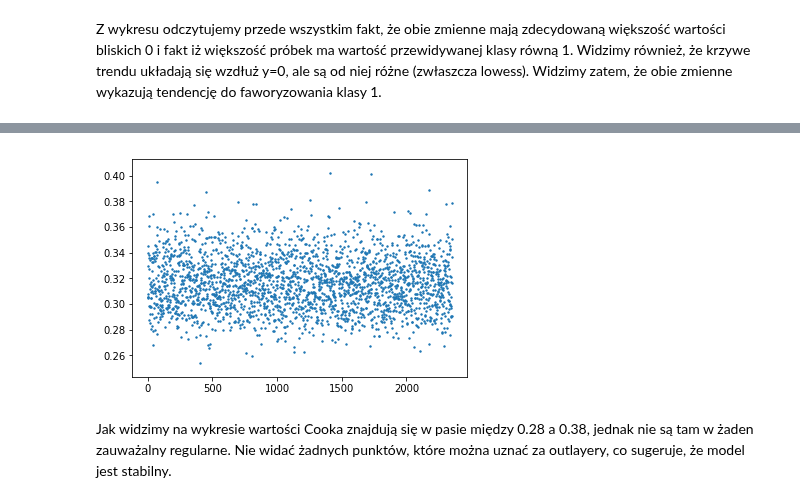
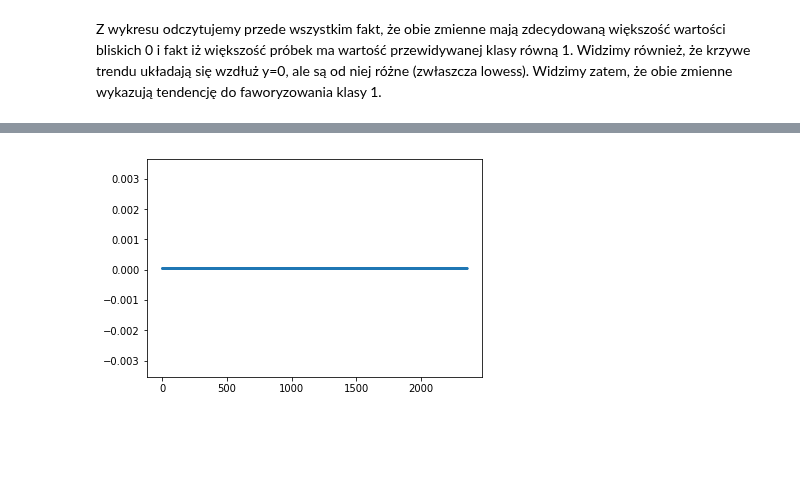
Before and after one commit to pbiecek/InterpretableMachineLearning2018S, a Jupyter notebook: PraceDomowe/PD6/jakub_sieron_pd6.ipynb, the cells around one changed output, grey strips where cells are left out. Cells and saved outputs as stored; diff of their text form; code cells hidden in the pictures; blank space fills up the shorter version.

```diff
--- a/PraceDomowe/PD6/jakub_sieron_pd6.ipynb
+++ b/PraceDomowe/PD6/jakub_sieron_pd6.ipynb
@@ -156,23 +156,24 @@ Z wykresu odczytujemy przede wszystkim fakt, że obie zmienne mają zdecydowaną
 # %%
 from copy import deepcopy
 from sklearn.metrics import mean_squared_error
-from tqdm import tqdm
+from tqdm import tqdm_notebook
 
 def cooks_values(model, fresh_model, X, y):
-
+    n, p = X.shape
     cooks_vals = []
-    model_msq = mean_squared_error(y, model.predict(X))
-    for idx in tqdm(X.index):
+    model_rss = mean_squared_error(y, model.predict(X)) * n
+    for idx in tqdm_notebook(X.index):
         local_model = deepcopy(fresh_model)
         X_local, y_local = X.drop(idx, axis=0), y.drop(idx, axis=0)
         local_model.fit(X_local, y_local)
-        msq_diff = mean_squared_error(model.predict_proba(X_local)[:, 1], local_model.predict_proba(X_local)[:, 1])
-        cooks_val = msq_diff * len(X_local) / (5 * model_msq)
+        rss_diff = mean_squared_error(model.predict_proba(X_local)[:, 1], local_model.predict_proba(X_local)[:, 1]) * (n - 1)
+        cooks_val = rss_diff / (p * model_rss)
         cooks_vals.append(cooks_val)
-    plt.scatter(range(len(X)), cooks_vals, s=2)
+    plt.scatter(range(n), cooks_vals, s=2)
     plt.show()
+    return cooks_vals
 # %%
-cooks_values(forest, RandomForestClassifier(**
+cv = cooks_values(forest, RandomForestClassifier(**
                                 {'max_depth': 9,
                                  'max_features': 3,
                                  'min_samples_split': 2,
@@ -183,3 +185 @@ cooks_values(forest, RandomForestClassifier(**
-[figure, old version]
+[figure, new version]
-# %% [markdown]
-Jak widzimy na wykresie wartości Cooka znajdują się w pasie między 0.28 a 0.38, jednak nie są tam w żaden zauważalny regularne. Nie widać żadnych punktów, które można uznać za outlayery, co sugeruje, że model jest stabilny.
```
Also changed, not shown: parts of 7 cells of this notebook.
